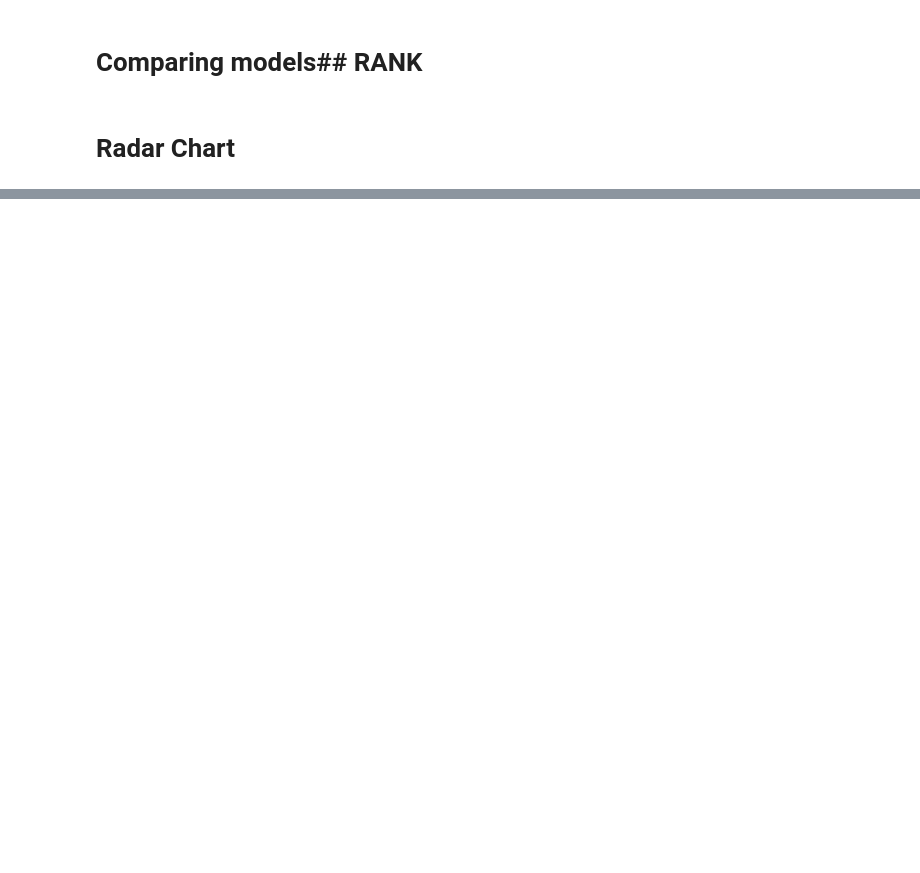
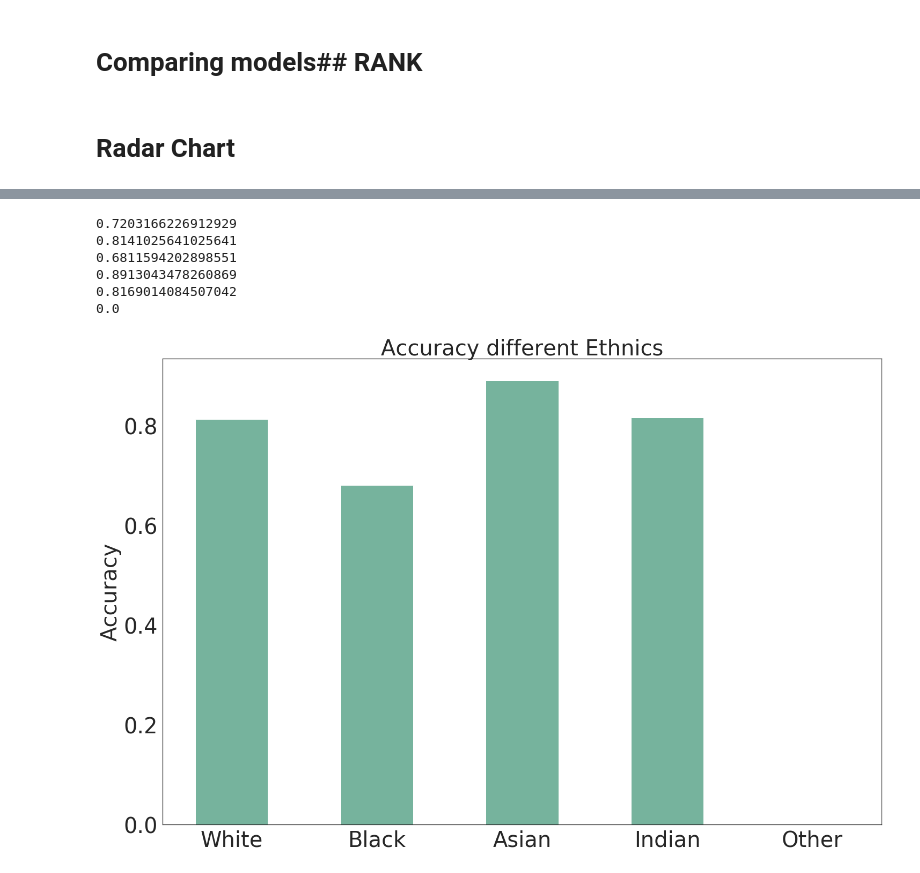
Before and after one commit to OnHoliday/DeepLearning_CNN, a Jupyter notebook: jupyter/log_plots.ipynb, the cells around one changed output, grey strips where cells are left out. Saved outputs shown, nothing was run; the diff lists cells and outputs as text; code cells hidden in the pictures; blank space fills up the shorter version.

```diff
--- a/jupyter/log_plots.ipynb
+++ b/jupyter/log_plots.ipynb
@@ -299,0 +353,65 @@ createRadar("Transfer_learn", [0.13, 0.53, 0.41], color='#9c2c2c')
+# %%
+df = pd.read_csv('final_results_ensemble_race.csv')
+df = df[['race_truth', 'race_preds']]
+
+from sklearn.metrics import accuracy_score
+
+y_true, y_pred = df['race_truth'], df['race_preds']
+acc = accuracy_score(y_true, y_pred)
+print(acc)
+
+
+
+white = df[df['race_truth']==0]
+black = df[df['race_truth']==1]
+asian = df[df['race_truth']==2]
+indian = df[df['race_truth']==3]
+other = df[df['race_truth']==4]
+
+
+from sklearn.metrics import accuracy_score
+y_true_w, y_pred_w = white['race_truth'], white['race_preds']
+white_acc = accuracy_score(y_true_w, y_pred_w)
+print(white_acc)
+y_true_b, y_pred_b = black['race_truth'], black['race_preds']
+black_acc = accuracy_score(y_true_b, y_pred_b)
+print(black_acc)
+
+
+y_true_a, y_pred_a = asian['race_truth'], asian['race_preds']
+asian_acc = accuracy_score(y_true_a, y_pred_a)
+print(asian_acc)
+
+
+y_true_i, y_pred_i = indian['race_truth'], indian['race_preds']
+indian_acc = accuracy_score(y_true_i, y_pred_i)
+print(indian_acc)
+
+
+y_true_o, y_pred_o = other['race_truth'], other['race_preds']
+other_acc = accuracy_score(y_true_o, y_pred_o)
+print(other_acc)
+
+
+
+
+ax = plt.subplot(111)
+ax.bar('White',white_acc, width=0.5, color='#76b39d', align='center')
+ax.bar('Black',black_acc, width=0.5, color='#76b39d', align='center')
+ax.bar('Asian',asian_acc, width=0.5, color='#76b39d', align='center')
+ax.bar('Indian',indian_acc, width=0.5, color='#76b39d', align='center')
+ax.bar('Other',other_acc, width=0.5, color='#76b39d', align='center')
+
+ax.set_title('Accuracy different Ethnics', fontsize=40)
+ax.set_ylabel("Accuracy", fontsize=40)
+ax.tick_params(labelsize=40)
+fig = ax.get_figure()
+fig.savefig("ACC_race.png")
+# %% [output]
+0.7203166226912929
+0.8141025641025641
+0.6811594202898551
+0.8913043478260869
+0.8169014084507042
+0.0
+[figure, added]
```
Also changed, not shown: parts of 6 cells of this notebook.
